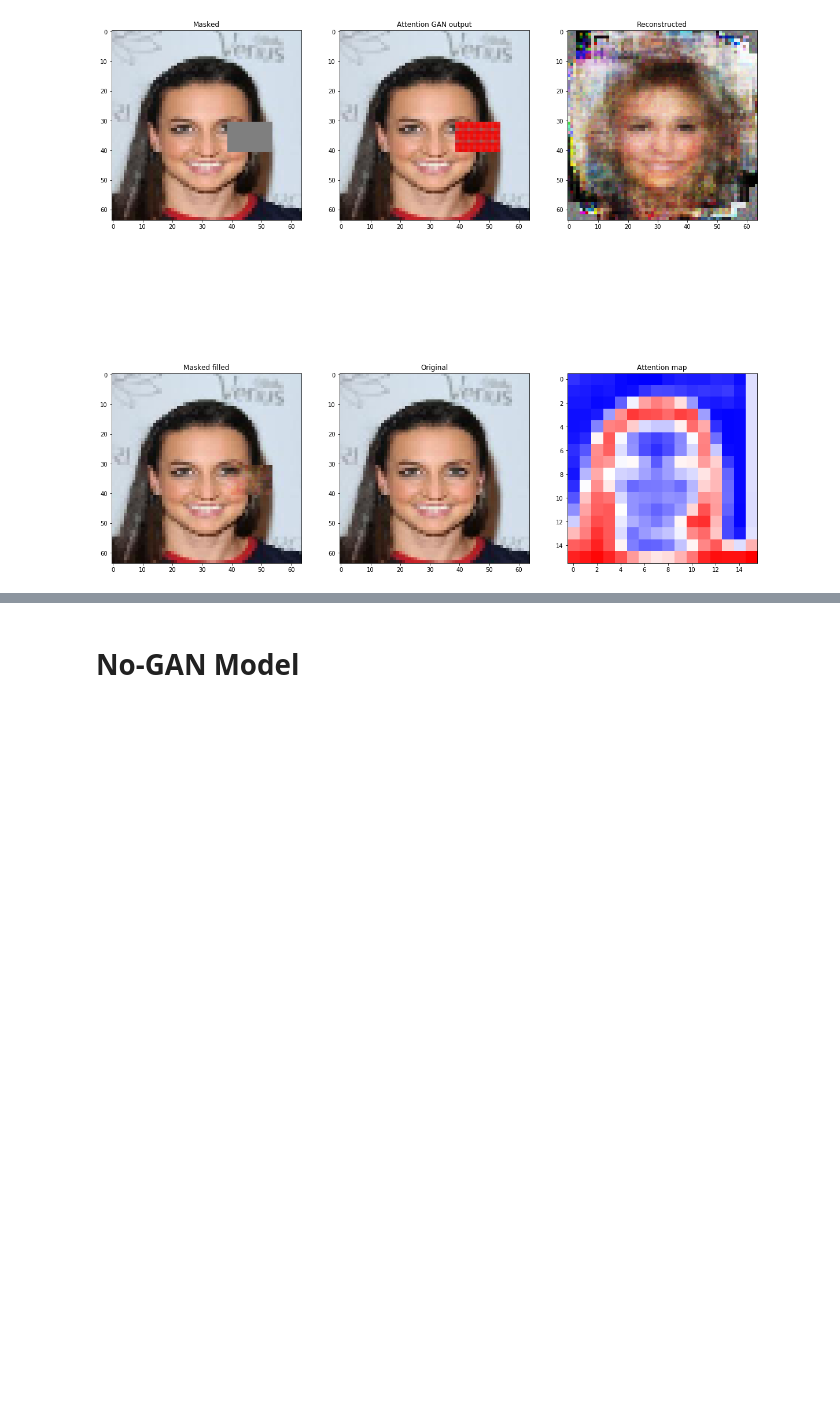
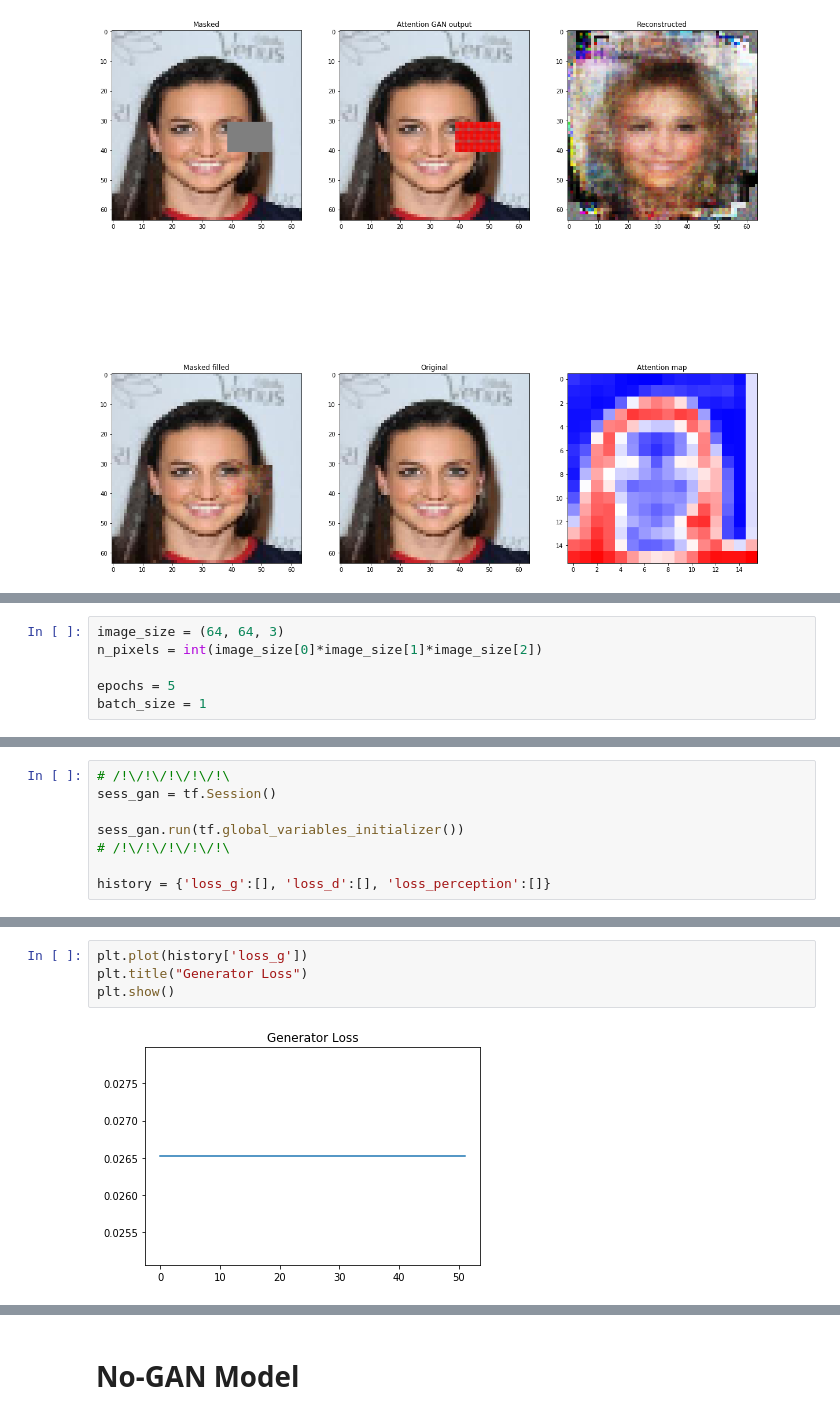
Before and after one commit to clementruin/ImageInpainting, a Jupyter notebook: GAN_Attention_tf.ipynb, the cells around one changed output, grey strips where cells are left out. Saved outputs shown, nothing was run; the diff lists cells and outputs as text; blank space fills up the shorter version.

```diff
--- a/GAN_Attention_tf.ipynb
+++ b/GAN_Attention_tf.ipynb
@@ -423,0 +447,6 @@ plt.show()
+# %%
+image_size = (64, 64, 3)
+n_pixels = int(image_size[0]*image_size[1]*image_size[2])
+
+epochs = 5
+batch_size = 1
@@ -423,0 +598,8 @@ plt.show()
+# %%
+# /!\/!\/!\/!\/!\
+sess_gan = tf.Session()
+
+sess_gan.run(tf.global_variables_initializer())
+# /!\/!\/!\/!\/!\
+
+history = {'loss_g':[], 'loss_d':[], 'loss_perception':[]}
@@ -423,0 +675,6 @@ plt.show()
+# %%
+plt.plot(history['loss_g'])
+plt.title("Generator Loss")
+plt.show()
+# %% [output]
+[figure, added]
```
Also changed, not shown: parts of 26 cells of this notebook, 2 other files.
